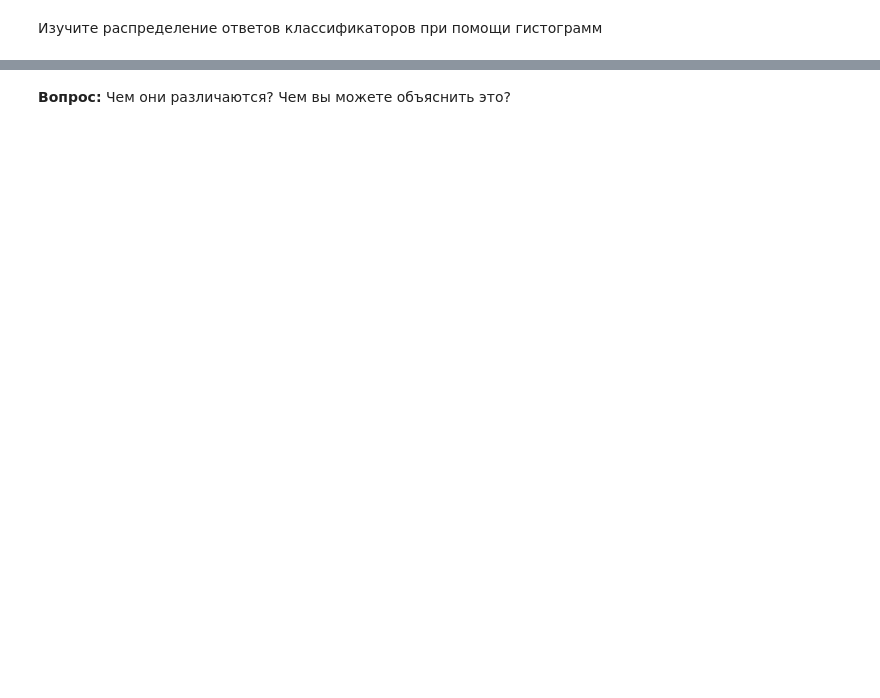
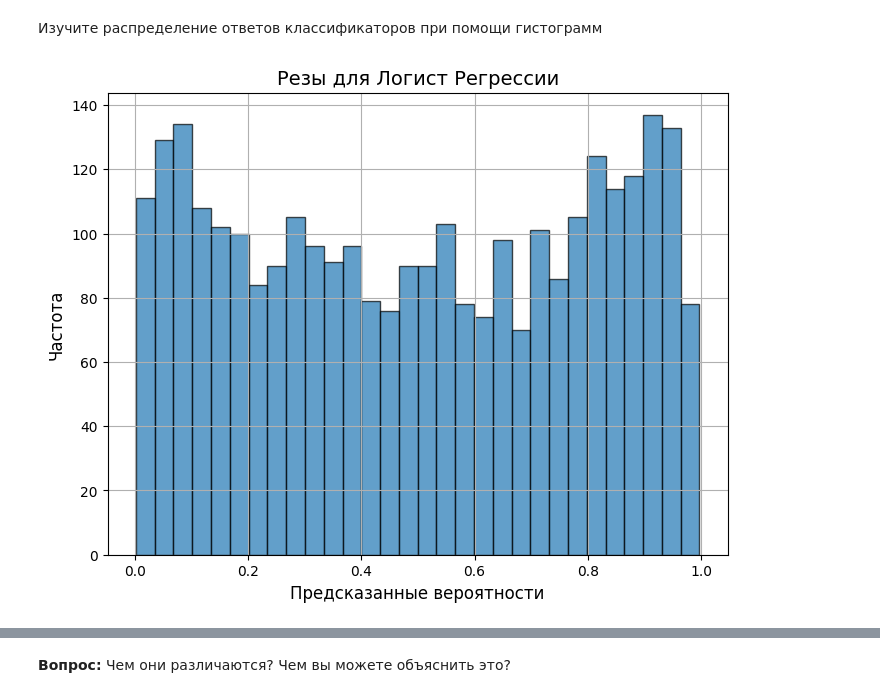
Before and after one commit to AndreiPolischuk/ML_HOMEWORKS, a Jupyter notebook: HW4/homework_practice_04_linclass-PolischukAndrei.ipynb, the cells around one changed output, grey strips where cells are left out. Drawn from its saved outputs; the diff is of its cells as text; code cells hidden in the pictures; blank space fills up the shorter version.

```diff
--- a/HW4/homework_practice_04_linclass-PolischukAndrei.ipynb
+++ b/HW4/homework_practice_04_linclass-PolischukAndrei.ipynb
@@ -503,0 +555,15 @@ $$\text{BrierScore} = \frac{1}{N}\sum_{i} (p_i - y_i)^2$$
+# %%
+import matplotlib.pyplot as plt
+
+y_pred_proba = model.predict_proba(X_test)[:, 1]
+
+
+plt.figure(figsize=(8, 6))
+plt.hist(y_pred_proba, bins=30, edgecolor='k', alpha=0.7)
+plt.title('Резы для Логист Регрессии', fontsize=14)
+plt.xlabel('Предсказанные вероятности', fontsize=12)
+plt.ylabel('Частота', fontsize=12)
+plt.grid(True)
+plt.show()
+# %% [output]
+[figure, added]
```
Also changed, not shown: parts of 18 cells of this notebook.
